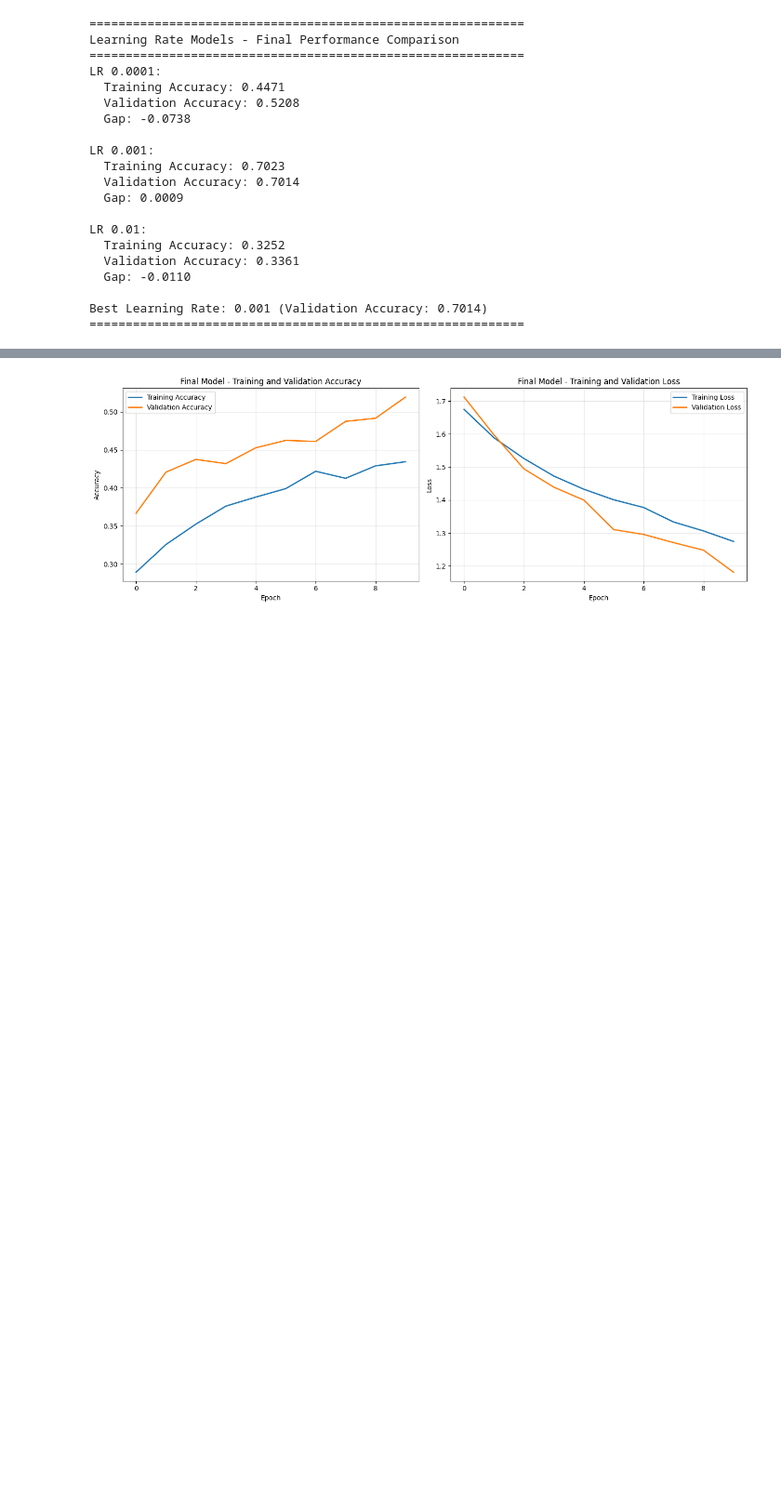
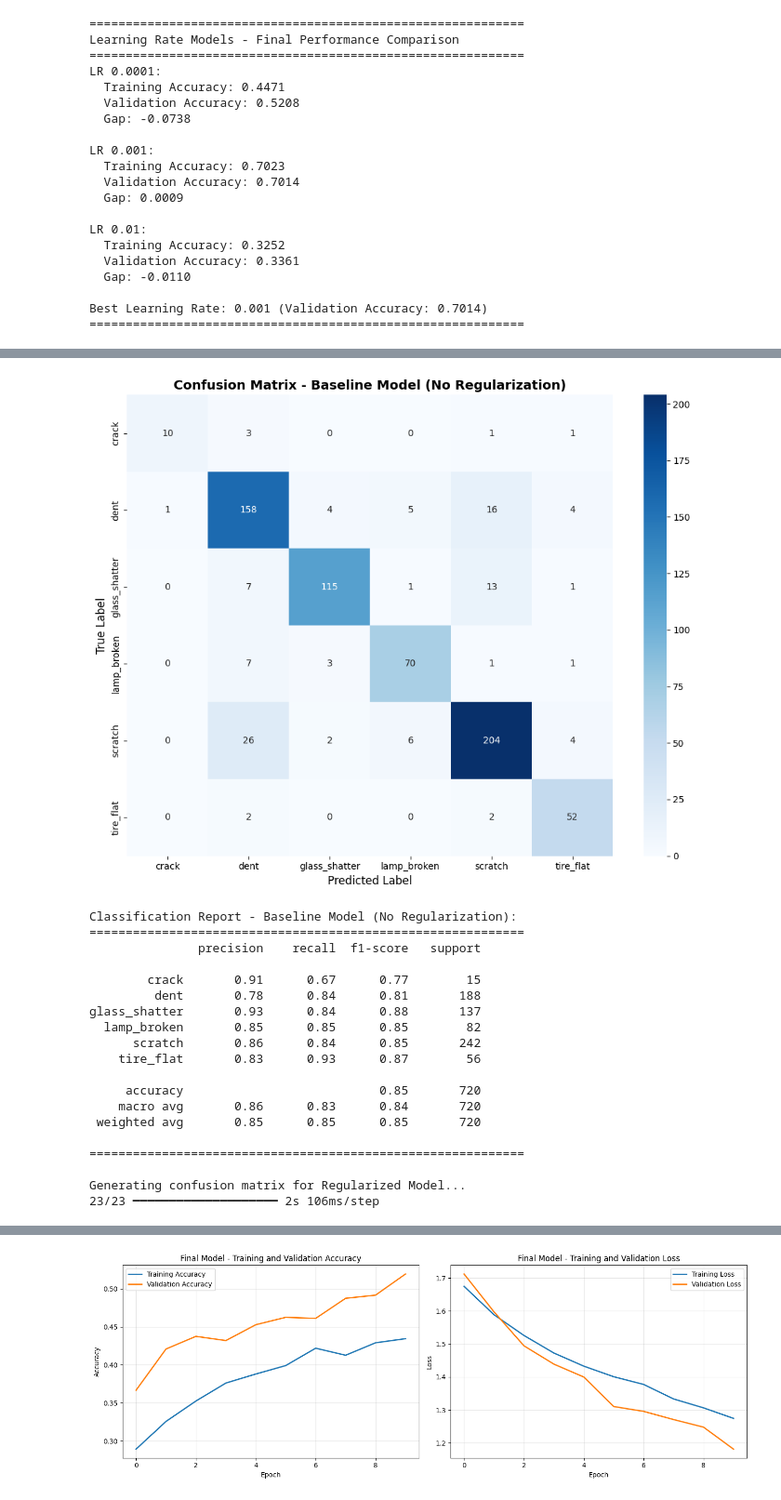
Before and after one commit to dannywu1101/AIFinalProject, a Jupyter notebook: Component2.ipynb, the cells around one changed output, grey strips where cells are left out. Shown at 93% size. Saved outputs shown, nothing was run; the diff lists cells and outputs as text; code cells hidden in the pictures; blank space fills up the shorter version.

Commit message:
Component Two: Added Confusion Matrix

```diff
--- a/Component2.ipynb
+++ b/Component2.ipynb
@@ -1594,3 +1326,42 @@ LR 0.01:
 
 Best Learning Rate: 0.001 (Validation Accuracy: 0.7014)
 ============================================================
+# %%
+# Create confusion matrices for key models
+from sklearn.metrics import confusion_matrix, classification_report
+import seaborn as sns
+
+# Get class names
+class_names = train_ds.class_names
+
+# Function to plot confusion matrix
+def plot_confusion_matrix(y_true, y_pred, model_name, class_names):
+    cm = confusion_matrix(y_true, y_pred)
+
+    plt.figure(figsize=(10, 8))
+    sns.heatmap(cm, annot=True, fmt='d', cmap='Blues',
+                xticklabels=class_names, yticklabels=class_names)
+    plt.title(f'Confusion Matrix - {model_name}', fontsize=14, fontweight='bold')
+    plt.ylabel('True Label', fontsize=12)
+    plt.xlabel('Predicted Label', fontsize=12)
+    plt.tight_layout()
+    plt.show()
+
+    # Print classification report
+    print(f"\nClassification Report - {model_name}:")
+    print("="*60)
+    print(classification_report(y_true, y_pred, target_names=class_names))
+    print("="*60)
+
+# 1. Baseline Model (no regularization)
+print("Generating confusion matrix for Baseline Model...")
+y_pred_baseline = model.predict(x_val)
+y_pred_baseline_classes = np.argmax(y_pred_baseline, axis=1)
+plot_confusion_matrix(y_val, y_pred_baseline_classes, 'Baseline Model (No Regularization)', class_names)
+
+# 2. Regularized Model
+print("\nGenerating confusion matrix for Regularized Model...")
+y_pred_reg = model_reg.predict(x_val)
+y_pred_reg_classes = np.argmax(y_pred_reg, axis=1)
+plot_confusion_matrix(y_val, y_pred_reg_classes, 'Regularized Model (With Dropout)', class_names)
+# %% [output]
@@ -1596,0 +1370,20 @@ Best Learning Rate: 0.001 (Validation Accuracy: 0.7014)
+[figure, added]
+Classification Report - Baseline Model (No Regularization):
+============================================================
+               precision    recall  f1-score   support
+
+        crack       0.91      0.67      0.77        15
+         dent       0.78      0.84      0.81       188
+glass_shatter       0.93      0.84      0.88       137
+  lamp_broken       0.85      0.85      0.85        82
+      scratch       0.86      0.84      0.85       242
+    tire_flat       0.83      0.93      0.87        56
+
+     accuracy                           0.85       720
+    macro avg       0.86      0.83      0.84       720
+ weighted avg       0.85      0.85      0.85       720
+
+============================================================
+
+Generating confusion matrix for Regularized Model...
+23/23 ━━━━━━━━━━━━━━━━━━━━ 2s 106ms/step
```
Also changed, not shown: parts of 11 cells of this notebook.
